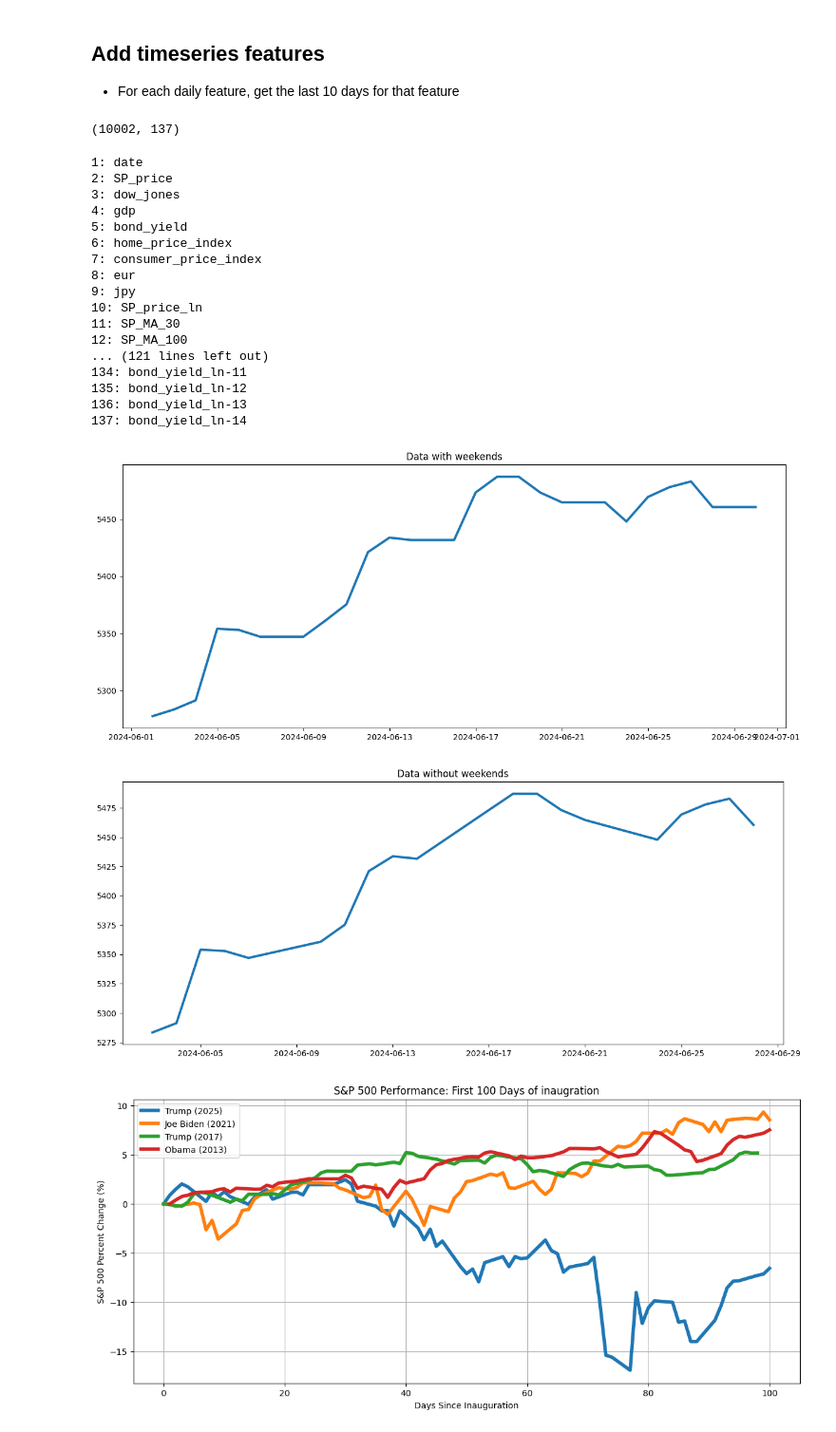
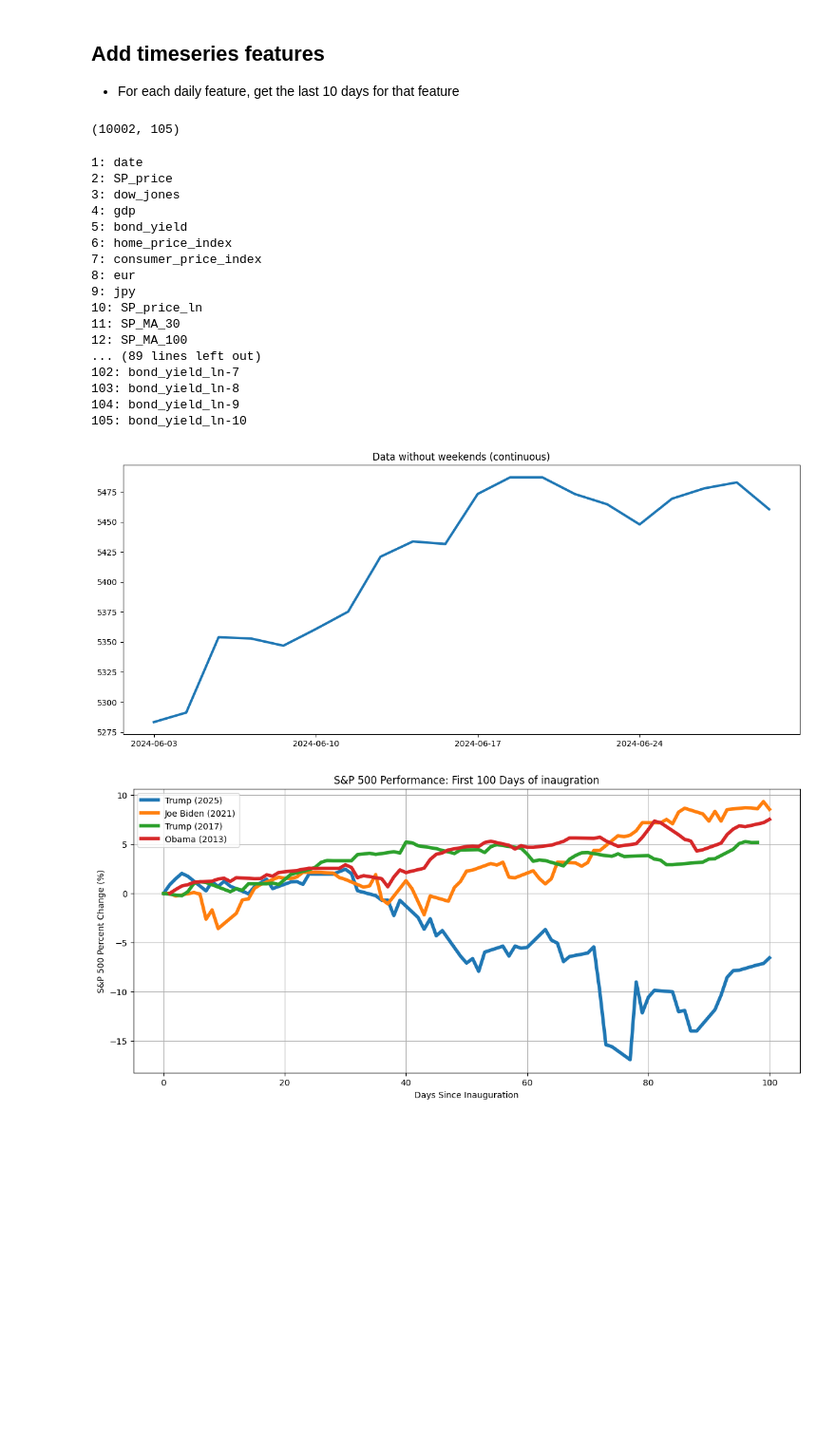
Before and after one commit to cocorowachi/CSC2621_SandP_Prediction, a Jupyter notebook: Data Process.ipynb, the cells around one changed output. Shown at 95% size. Cells and saved outputs as stored; diff of their text form; code cells hidden in the pictures; blank space fills up the shorter version.

Commit message:
remove weekends from graphs

```diff
--- a/Data Process.ipynb
+++ b/Data Process.ipynb
@@ -133,8 +133,8 @@ df['bond_yield_ln'] = np.log(df['bond_yield'])
 daily_features = ["SP_price_ln", "dow_jones_ln", "gdp_ln", "eur", "jpy", "home_price_index_ln", "consumer_price_index", "bond_yield_ln"]
 
 #################
-lookback = 14
-forecast = 7
+lookback = 10
+forecast = 5
 #################
 
 for f in daily_features:
@@ -148,7 +148,7 @@ df = df[df['date'].dt.weekday < 5].reset_index(drop=True)
 
 df.shape
 # %% [output]
-(10002, 137)
+(10002, 105)
 # %%
 i = 1
 for col in df.columns:
@@ -167,27 +167,33 @@ for col in df.columns:
 10: SP_price_ln
 11: SP_MA_30
 12: SP_MA_100
-... (121 lines left out)
-134: bond_yield_ln-11
-135: bond_yield_ln-12
-136: bond_yield_ln-13
-137: bond_yield_ln-14
+... (89 lines left out)
+102: bond_yield_ln-7
+103: bond_yield_ln-8
+104: bond_yield_ln-9
+105: bond_yield_ln-10
 # %%
 start, end = ('2024-6-1','2024-7-1')
 df_with_wknd_event = df_with_wknd[(df_with_wknd['date'] > pd.to_datetime(start)) & (df_with_wknd['date'] < pd.to_datetime(end))]
 df_event = df[(df['date'] > pd.to_datetime(start)) & (df['date'] < pd.to_datetime(end))]
 
-plt.figure(figsize = (15,6))
-plt.plot(df_with_wknd_event['date'],df_with_wknd_event['SP_price'], linewidth=3)
-plt.title('Data with weekends')
+
+plt.figure(figsize=(15,6))
+plt.plot(df_event.index, df_event['SP_price'], linewidth=3)
+plt.title('Data without weekends (continuous)')
+plt.xticks(ticks=df_event.index[::5], labels=df_event['date'].dt.strftime('%Y-%m-%d')[::5])
 plt.show()
-plt.figure(figsize = (15,6))
-plt.plot(df_event['date'],df_event['SP_price'], linewidth=3)
-plt.title('Data without weekends')
-plt.show()
+
+# plt.figure(figsize = (15,6))
+# plt.plot(df_with_wknd_event['date'],df_with_wknd_event['SP_price'], linewidth=3)
+# plt.title('Data with weekends')
+# plt.show()
+# plt.figure(figsize = (15,6))
+# plt.plot(df_event['date'],df_event['SP_price'], linewidth=3)
+# plt.title('Data without weekends')
+# plt.show()
 # %% [output]
-[figure, old version]
+[figure, new version]
-[figure, removed]
 # %%
 inaugurations = {
     'Trump (2025)': pd.Timestamp('2025-01-20'),
```
Also changed, not shown: parts of 9 cells of this notebook, 1 other file.
